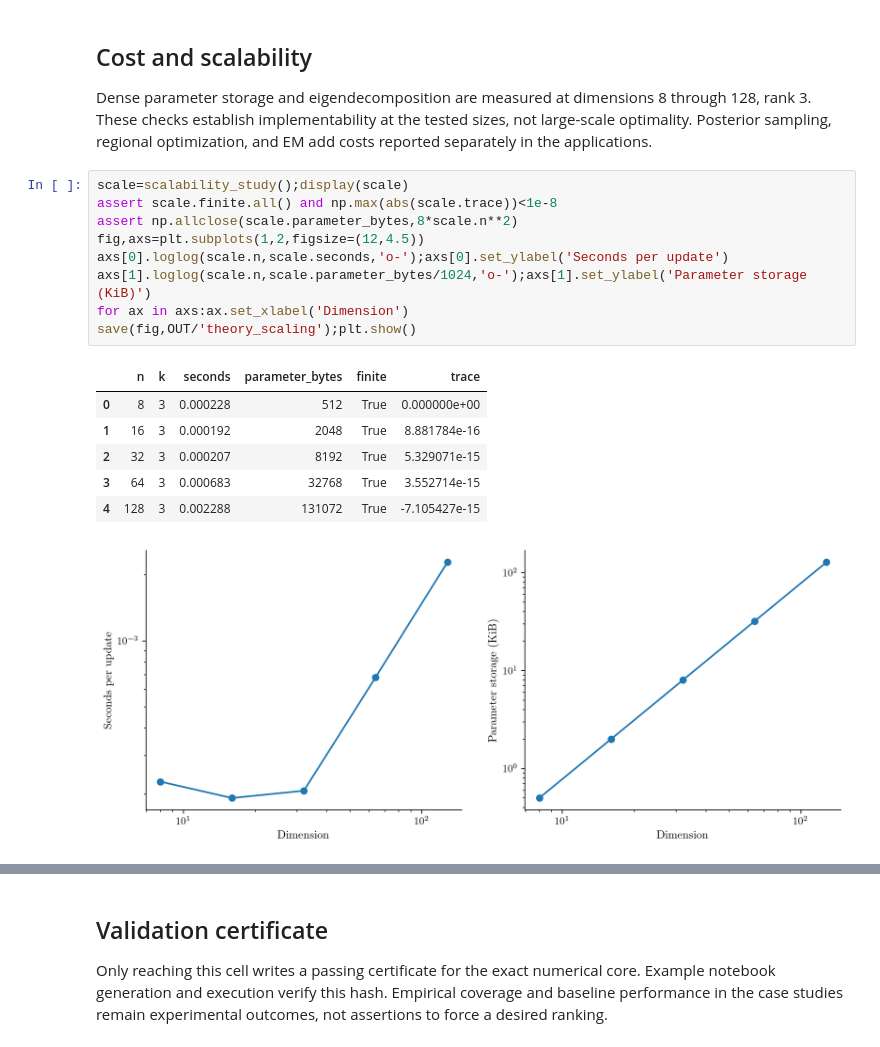
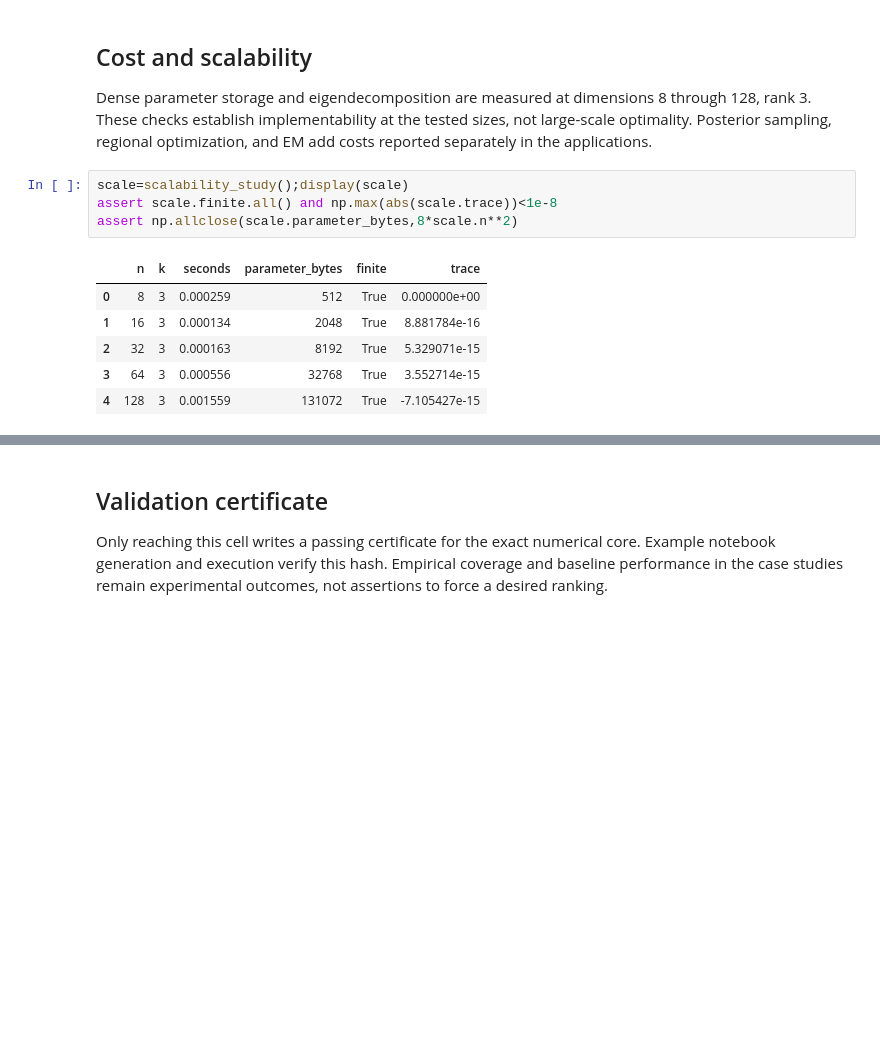
Before and after one commit to shreyasnb/Bayesian-ST, a Jupyter notebook: notebooks/00_theory.ipynb, the cells around one changed output, grey strips where cells are left out. Cells and saved outputs as stored; diff of their text form; blank space fills up the shorter version.

```diff
--- a/notebooks/00_theory.ipynb
+++ b/notebooks/00_theory.ipynb
@@ -194,17 +246,11 @@ Dense parameter storage and eigendecomposition are measured at dimensions 8 thro
 # %%
 scale=scalability_study();display(scale)
 assert scale.finite.all() and np.max(abs(scale.trace))<1e-8
 assert np.allclose(scale.parameter_bytes,8*scale.n**2)
-fig,axs=plt.subplots(1,2,figsize=(12,4.5))
-axs[0].loglog(scale.n,scale.seconds,'o-');axs[0].set_ylabel('Seconds per update')
-axs[1].loglog(scale.n,scale.parameter_bytes/1024,'o-');axs[1].set_ylabel('Parameter storage (KiB)')
-for ax in axs:ax.set_xlabel('Dimension')
-save(fig,OUT/'theory_scaling');plt.show()
 # %% [output]
 |  | n | k | seconds | parameter_bytes | finite | trace |
-| 0 | 8 | 3 | 0.000228 | 512 | True | 0.000000e+00 |
-| 1 | 16 | 3 | 0.000192 | 2048 | True | 8.881784e-16 |
-| 2 | 32 | 3 | 0.000207 | 8192 | True | 5.329071e-15 |
-| 3 | 64 | 3 | 0.000683 | 32768 | True | 3.552714e-15 |
-| 4 | 128 | 3 | 0.002288 | 131072 | True | -7.105427e-15 |
+| 0 | 8 | 3 | 0.000259 | 512 | True | 0.000000e+00 |
+| 1 | 16 | 3 | 0.000134 | 2048 | True | 8.881784e-16 |
+| 2 | 32 | 3 | 0.000163 | 8192 | True | 5.329071e-15 |
+| 3 | 64 | 3 | 0.000556 | 32768 | True | 3.552714e-15 |
+| 4 | 128 | 3 | 0.001559 | 131072 | True | -7.105427e-15 |
-[figure, removed]
```
Also changed, not shown: parts of 16 cells of this notebook, 30 other files.
